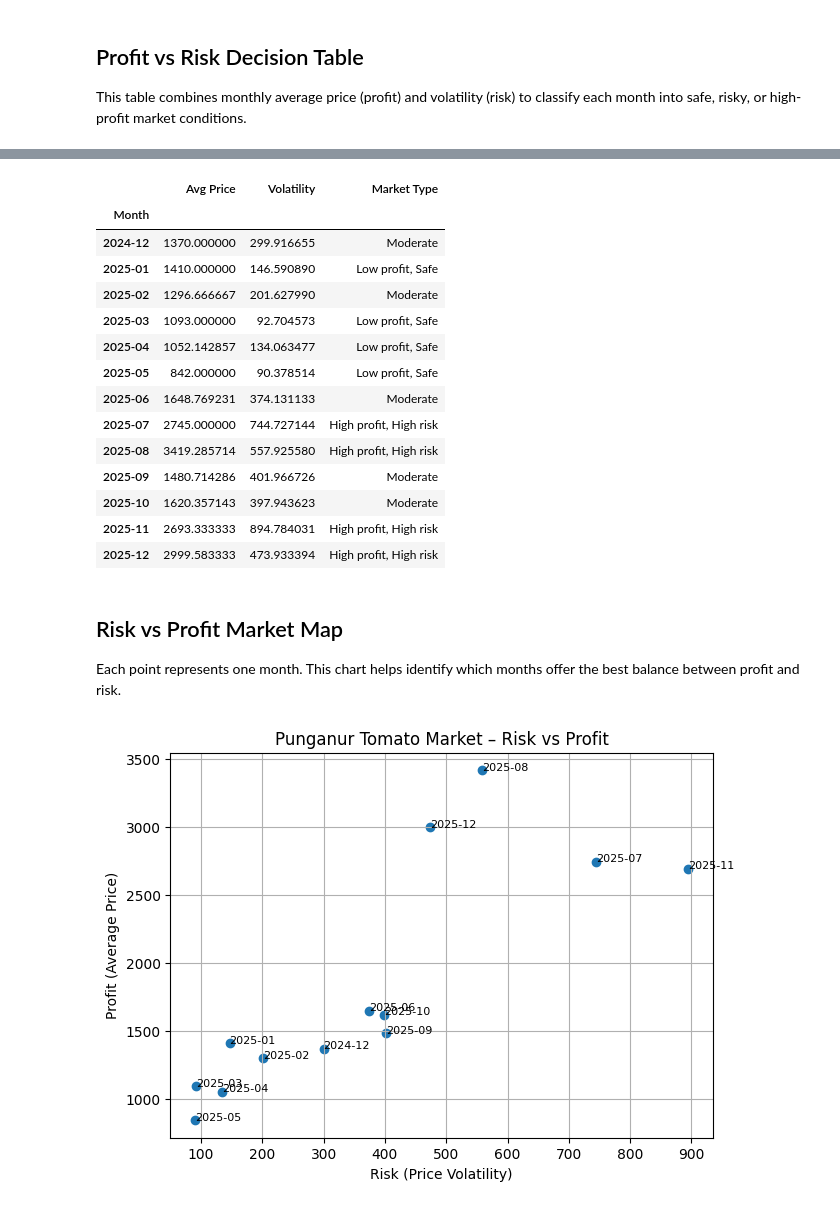
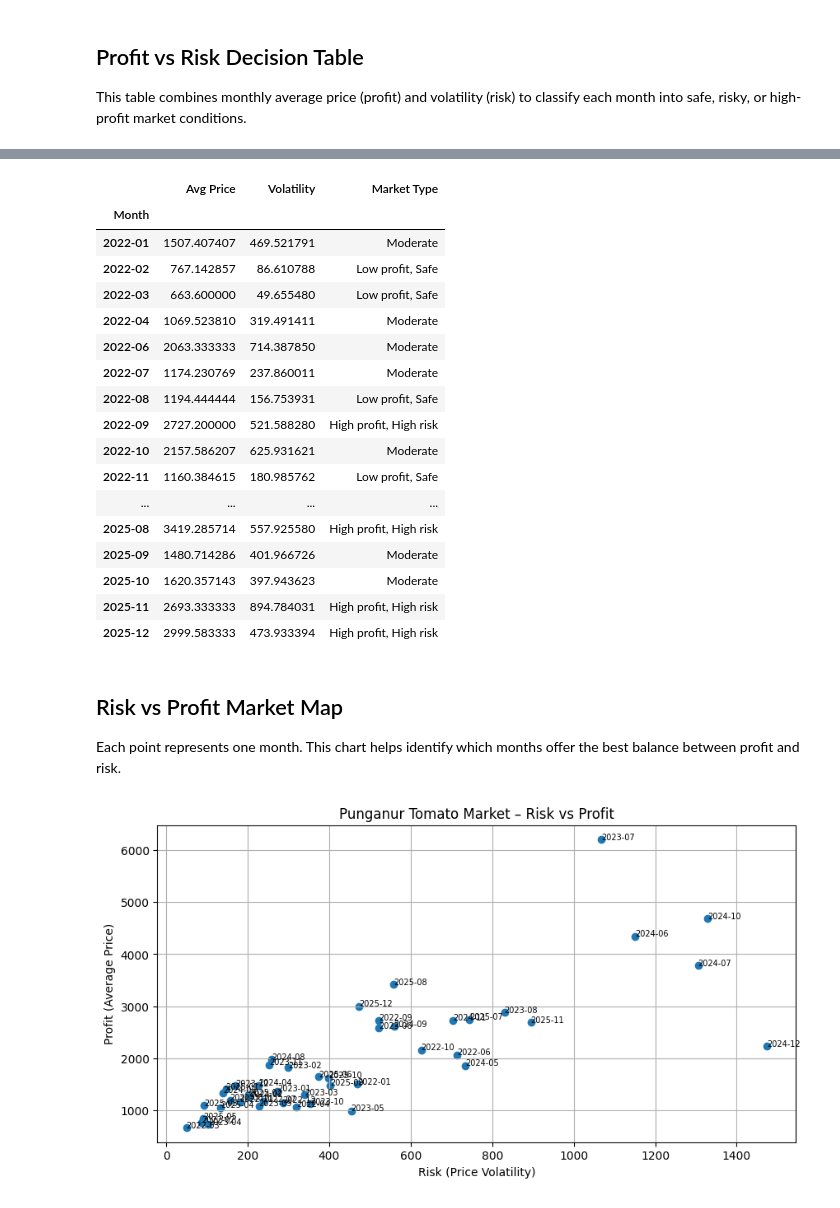
Before and after one commit to SiddharthaReddy27/Punganur-Tomato-Price-Intelligence, a Jupyter notebook: tomato_price_analysis.ipynb, the cells around one changed output, grey strips where cells are left out. Cells and saved outputs as stored; diff of their text form; code cells hidden in the pictures.

```diff
--- a/tomato_price_analysis.ipynb
+++ b/tomato_price_analysis.ipynb
@@ -18,6 +43,6 @@ os.listdir()
 # %%
 import pandas as pd
-df_raw = pd.read_csv("Daily Price Report-25-12-2024 to 25-12-2025 for Andhra Pradesh.csv")
+df_raw = pd.read_csv("dataset(2022-2025).csv")
 
 df = df_raw.copy()
 df.head()
@@ -33,5 +55,0 @@ df.head()
-# %%
-df.columns = df.iloc[0]
-df = df.drop(0)
-df = df.reset_index(drop=True)
-df.head()
@@ -217,14 +236,17 @@ decision_table
 # %% [output]
 |  | Avg Price | Volatility | Market Type |
 | Month |  |  |  |
-| 2024-12 | 1370.000000 | 299.916655 | Moderate |
-| 2025-01 | 1410.000000 | 146.590890 | Low profit, Safe |
-| 2025-02 | 1296.666667 | 201.627990 | Moderate |
-| 2025-03 | 1093.000000 | 92.704573 | Low profit, Safe |
-| 2025-04 | 1052.142857 | 134.063477 | Low profit, Safe |
-| 2025-05 | 842.000000 | 90.378514 | Low profit, Safe |
-| 2025-06 | 1648.769231 | 374.131133 | Moderate |
-| 2025-07 | 2745.000000 | 744.727144 | High profit, High risk |
+| 2022-01 | 1507.407407 | 469.521791 | Moderate |
+| 2022-02 | 767.142857 | 86.610788 | Low profit, Safe |
+| 2022-03 | 663.600000 | 49.655480 | Low profit, Safe |
+| 2022-04 | 1069.523810 | 319.491411 | Moderate |
+| 2022-06 | 2063.333333 | 714.387850 | Moderate |
+| 2022-07 | 1174.230769 | 237.860011 | Moderate |
+| 2022-08 | 1194.444444 | 156.753931 | Low profit, Safe |
+| 2022-09 | 2727.200000 | 521.588280 | High profit, High risk |
+| 2022-10 | 2157.586207 | 625.931621 | Moderate |
+| 2022-11 | 1160.384615 | 180.985762 | Low profit, Safe |
+| ... | ... | ... | ... |
 | 2025-08 | 3419.285714 | 557.925580 | High profit, High risk |
 | 2025-09 | 1480.714286 | 401.966726 | Moderate |
 | 2025-10 | 1620.357143 | 397.943623 | Moderate |
@@ -235,20 +257,20 @@ decision_table
 Each point represents one month.
 This chart helps identify which months offer the best balance between profit and risk.
 # %%
-plt.figure(figsize=(7,5))
+plt.figure(figsize=(10,5))
 plt.scatter(decision_table["Volatility"], decision_table["Avg Price"])
 
 plt.xlabel("Risk (Price Volatility)")
 plt.ylabel("Profit (Average Price)")
 plt.title("Punganur Tomato Market – Risk vs Profit")
 
 for month in decision_table.index:
     plt.text(decision_table.loc[month, "Volatility"],
              decision_table.loc[month, "Avg Price"],
-             str(month), fontsize=8)
+             str(month), fontsize=7)
 
 plt.grid(True)
 plt.show()
 # %% [output]
-[figure, old version]
+[figure, new version]
 # %% [markdown]
```
Also changed, not shown: parts of 36 cells of this notebook, 1 other file.
